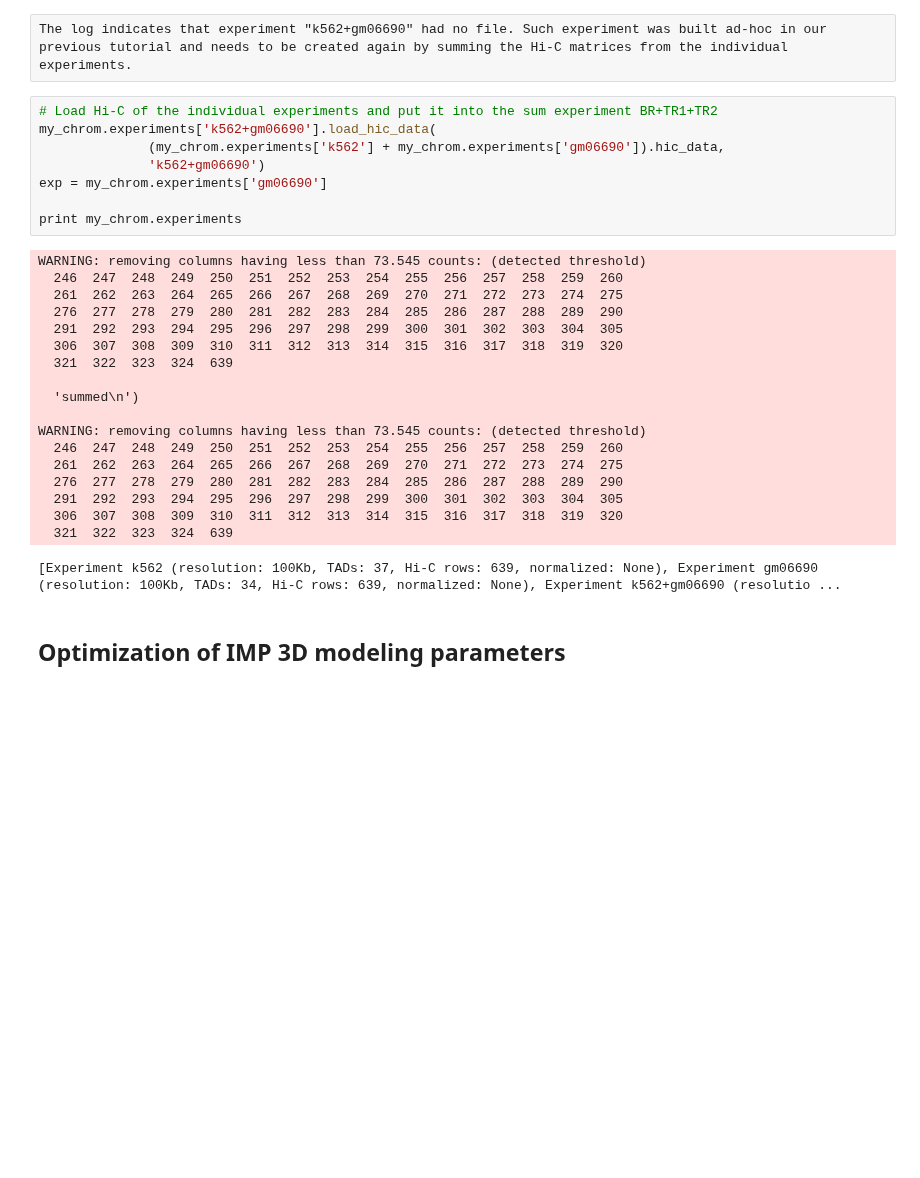
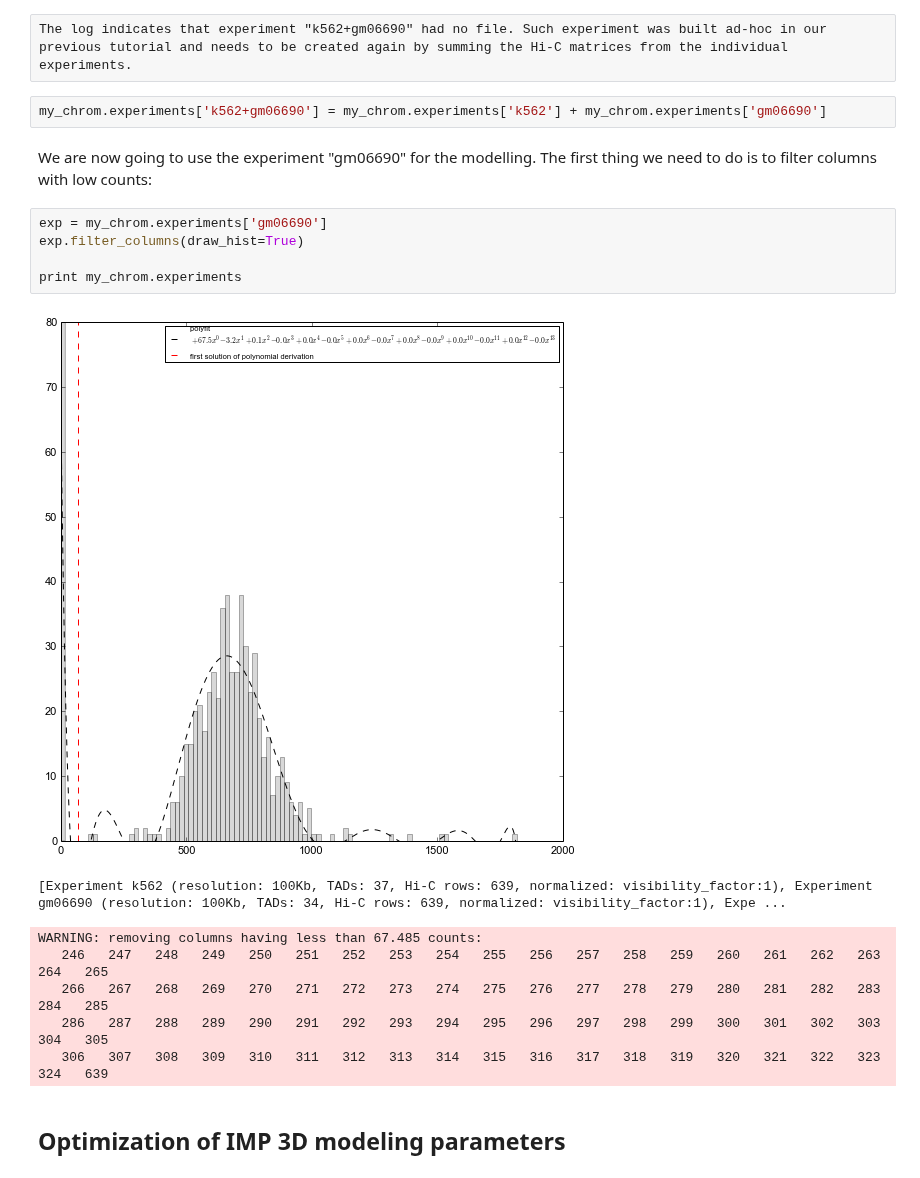
Before and after one commit to 3DGenomes/TADbit, a Jupyter notebook: doc/notebooks/tutorial_5_parameter_optimization.ipynb, the cells around one changed output. Saved outputs shown, nothing was run; the diff lists cells and outputs as text; blank space fills up the shorter version.

```diff
--- a/doc/notebooks/tutorial_5_parameter_optimization.ipynb
+++ b/doc/notebooks/tutorial_5_parameter_optimization.ipynb
@@ -62,32 +49,22 @@ WARNING: removing columns having less than 67.485 counts: (detected threshold)
 # %% [raw]
 The log indicates that experiment "k562+gm06690" had no file. Such experiment was built ad-hoc in our previous tutorial and needs to be created again by summing the Hi-C matrices from the individual experiments.
-# %%
-# Load Hi-C of the individual experiments and put it into the sum experiment BR+TR1+TR2
-my_chrom.experiments['k562+gm06690'].load_hic_data(
-              (my_chrom.experiments['k562'] + my_chrom.experiments['gm06690']).hic_data,
-              'k562+gm06690')
-exp = my_chrom.experiments['gm06690']
-
-print my_chrom.experiments
-# %% [output]
-WARNING: removing columns having less than 73.545 counts: (detected threshold)
-  246  247  248  249  250  251  252  253  254  255  256  257  258  259  260
-  261  262  263  264  265  266  267  268  269  270  271  272  273  274  275
-  276  277  278  279  280  281  282  283  284  285  286  287  288  289  290
-  291  292  293  294  295  296  297  298  299  300  301  302  303  304  305
-  306  307  308  309  310  311  312  313  314  315  316  317  318  319  320
-  321  322  323  324  639
-
-  'summed\n')
-
-WARNING: removing columns having less than 73.545 counts: (detected threshold)
-  246  247  248  249  250  251  252  253  254  255  256  257  258  259  260
-  261  262  263  264  265  266  267  268  269  270  271  272  273  274  275
-  276  277  278  279  280  281  282  283  284  285  286  287  288  289  290
-  291  292  293  294  295  296  297  298  299  300  301  302  303  304  305
-  306  307  308  309  310  311  312  313  314  315  316  317  318  319  320
-  321  322  323  324  639
-[Experiment k562 (resolution: 100Kb, TADs: 37, Hi-C rows: 639, normalized: None), Experiment gm06690 (resolution: 100Kb, TADs: 34, Hi-C rows: 639, normalized: None), Experiment k562+gm06690 (resolutio ...
+# %%
+my_chrom.experiments['k562+gm06690'] = my_chrom.experiments['k562'] + my_chrom.experiments['gm06690']
+# %% [markdown]
+We are now going to use the experiment "gm06690" for the modelling. The first thing we need to do is to filter columns with low counts:
+# %%
+exp = my_chrom.experiments['gm06690']
+exp.filter_columns(draw_hist=True)
+
+print my_chrom.experiments
+# %% [output]
+[figure, added]
+[Experiment k562 (resolution: 100Kb, TADs: 37, Hi-C rows: 639, normalized: visibility_factor:1), Experiment gm06690 (resolution: 100Kb, TADs: 34, Hi-C rows: 639, normalized: visibility_factor:1), Expe ...
+WARNING: removing columns having less than 67.485 counts:
+   246   247   248   249   250   251   252   253   254   255   256   257   258   259   260   261   262   263   264   265
+   266   267   268   269   270   271   272   273   274   275   276   277   278   279   280   281   282   283   284   285
+   286   287   288   289   290   291   292   293   294   295   296   297   298   299   300   301   302   303   304   305
+   306   307   308   309   310   311   312   313   314   315   316   317   318   319   320   321   322   323   324   639
 # %% [markdown]
 ## Optimization of IMP 3D modeling parameters
 # %% [raw]
```
Also changed, not shown: parts of 16 cells of this notebook, 7 other files.
